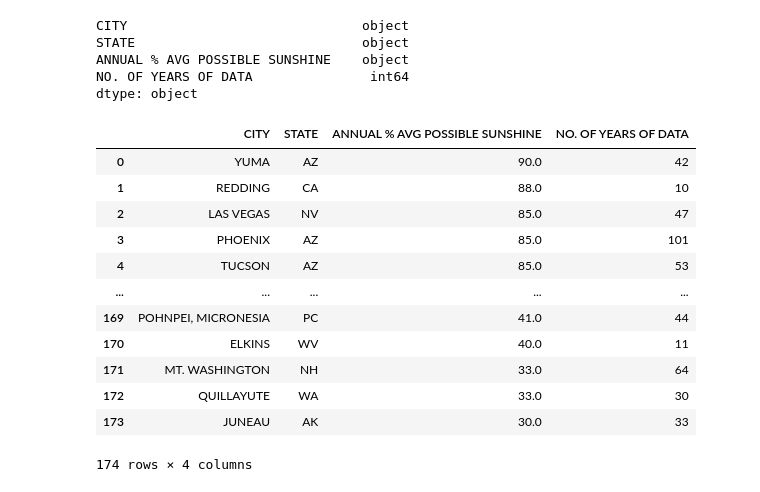
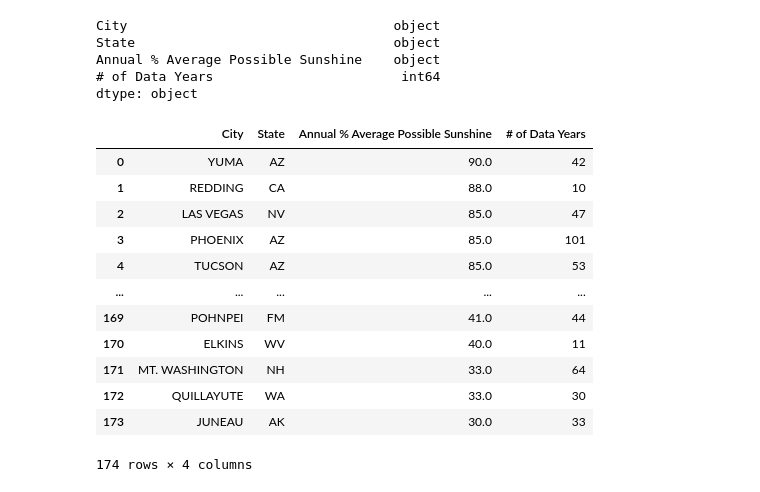
Before and after one commit to msullivan987/Solar_Power-Usage, a Jupyter notebook: Lorelei Tasks/Sunshine Heatmap.ipynb, the cells around one changed output. Saved outputs shown, nothing was run; the diff lists cells and outputs as text; code cells hidden in the pictures.

Commit message:
fixed map, coordinates, pulling information from dictionary, formatting, cleaning

```diff
--- a/Lorelei Tasks/Sunshine Heatmap.ipynb
+++ b/Lorelei Tasks/Sunshine Heatmap.ipynb
@@ -33,29 +37,37 @@ sunshine_df
 | 172 | QUILLAYUTE | WA | 33% | 30 |
 | 173 | JUNEAU | AK | 30% | 33 |
 174 rows × 4 columns
+# %%
+#clean up the column names
+sunshine_df = sunshine_df.rename(columns={
+    "CITY":"City",
+    "STATE":"State",
+    "ANNUAL % AVG POSSIBLE SUNSHINE":"Annual % Average Possible Sunshine",
+    "NO. OF YEARS OF DATA":"# of Data Years"
+})
 # %%
 #check the datatypes
 sunshine_df.dtypes
 # %% [output]
-CITY                              object
-STATE                             object
-ANNUAL % AVG POSSIBLE SUNSHINE    object
-NO. OF YEARS OF DATA               int64
+City                                  object
+State                                 object
+Annual % Average Possible Sunshine    object
+# of Data Years                        int64
 dtype: object
 # %%
 #strip the % column of the % symbol and convert to float
-sunshine_df["ANNUAL % AVG POSSIBLE SUNSHINE"] = sunshine_df["ANNUAL % AVG POSSIBLE SUNSHINE"].map(lambda x: x.rstrip('%'))
-sunshine_df["ANNUAL % AVG POSSIBLE SUNSHINE"] = sunshine_df["ANNUAL % AVG POSSIBLE SUNSHINE"].astype(float)
+sunshine_df["Annual % Average Possible Sunshine"] = sunshine_df["Annual % Average Possible Sunshine"].map(lambda x: x.rstrip('%'))
+sunshine_df["Annual % Average Possible Sunshine"] = sunshine_df["Annual % Average Possible Sunshine"].astype(float)
 sunshine_df
 # %% [output]
-|  | CITY | STATE | ANNUAL % AVG POSSIBLE SUNSHINE | NO. OF YEARS OF DATA |
+|  | City | State | Annual % Average Possible Sunshine | # of Data Years |
 | 0 | YUMA | AZ | 90.0 | 42 |
 | 1 | REDDING | CA | 88.0 | 10 |
 | 2 | LAS VEGAS | NV | 85.0 | 47 |
 | 3 | PHOENIX | AZ | 85.0 | 101 |
 | 4 | TUCSON | AZ | 85.0 | 53 |
 | ... | ... | ... | ... | ... |
-| 169 | POHNPEI, MICRONESIA | PC | 41.0 | 44 |
+| 169 | POHNPEI | FM | 41.0 | 44 |
 | 170 | ELKINS | WV | 40.0 | 11 |
 | 171 | MT. WASHINGTON | NH | 33.0 | 64 |
 | 172 | QUILLAYUTE | WA | 33.0 | 30 |
```
Also changed, not shown: parts of 13 cells of this notebook, 1 other file.
